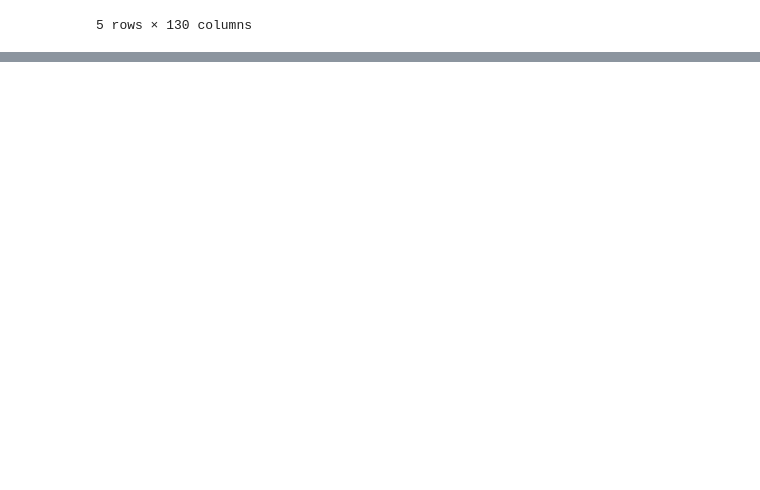
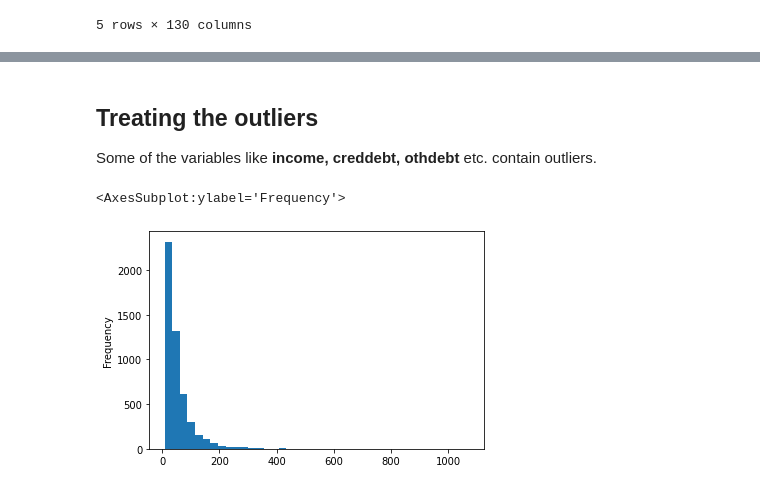
Before and after one commit to Rabia1995/Capstone-2-Credit-Card-Spend-Prediction, a Jupyter notebook: Data_Wrangling.ipynb, the cells around one changed output, grey strips where cells are left out. Saved outputs shown, nothing was run; the diff lists cells and outputs as text; code cells hidden in the pictures; blank space fills up the shorter version.

```diff
--- a/Data_Wrangling.ipynb
+++ b/Data_Wrangling.ipynb
@@ -21,0 +344,9 @@ df.head()
+# %% [markdown]
+## Treating the outliers
+
+Some of the variables like __income, creddebt, othdebt__ etc. contain outliers.
+# %%
+df_num_vars['income'].plot(kind = 'hist', bins = 40)
+# %% [output]
+<AxesSubplot:ylabel='Frequency'>
+[figure, added]
```
Also changed, not shown: parts of 50 cells of this notebook.
